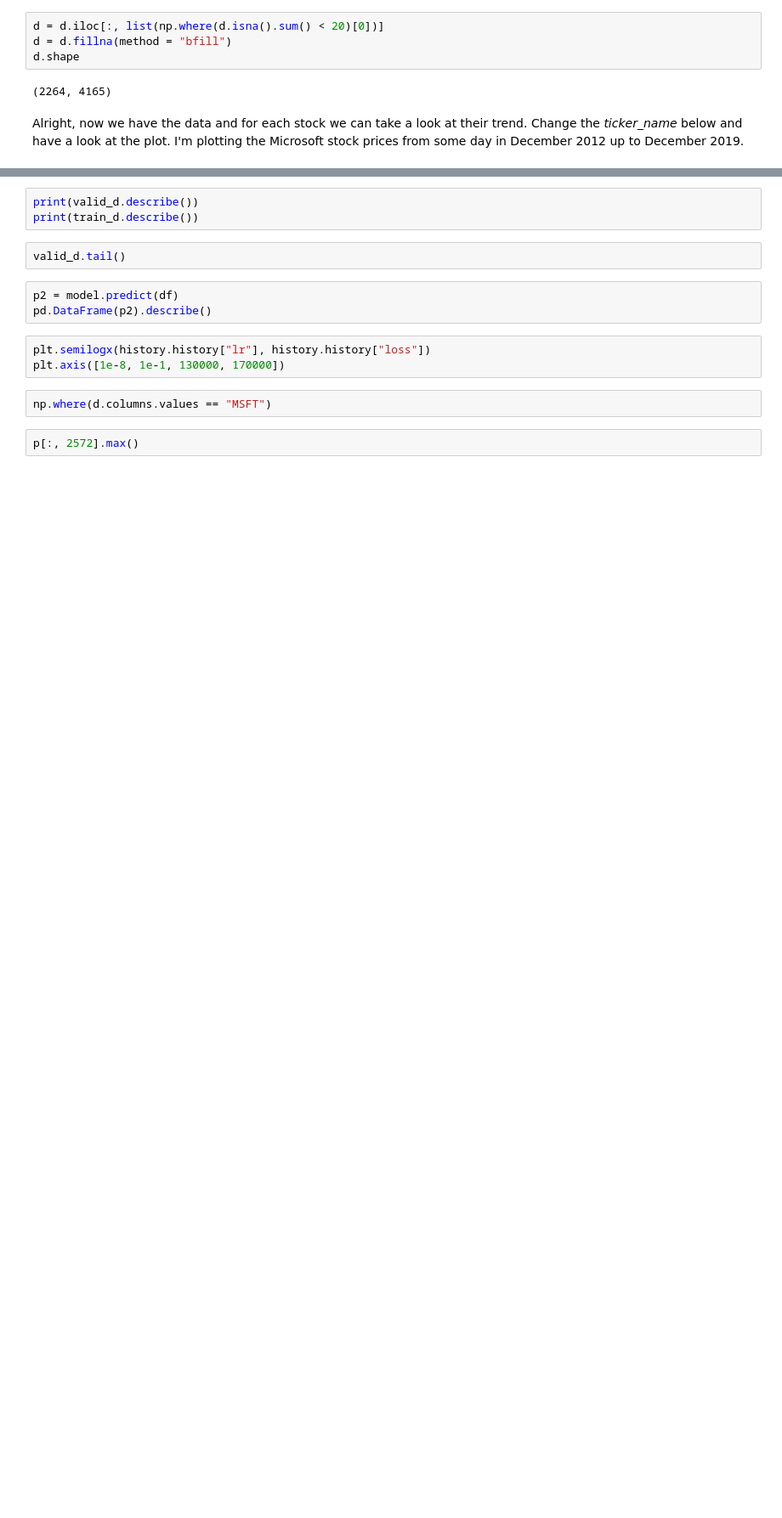
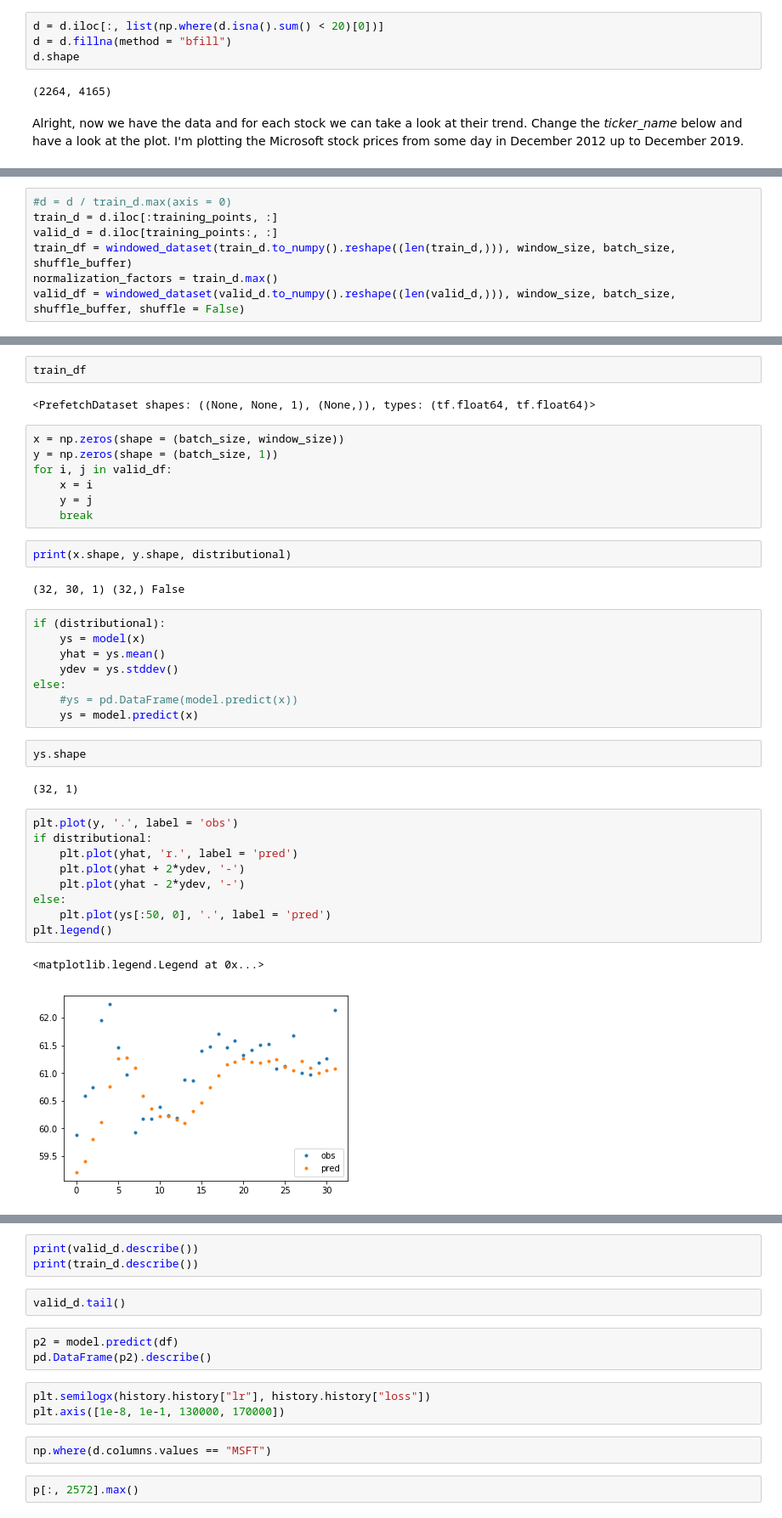
Before and after one commit to armenabnousi/smartr, a Jupyter notebook: smartr.ipynb, the cells around one changed output, grey strips where cells are left out. Shown at 85% size. Cells and saved outputs as stored; diff of their text form; blank space fills up the shorter version.

```diff
--- a/smartr.ipynb
+++ b/smartr.ipynb
@@ -289,0 +145,7 @@ ValueError: Attempt to convert a value (<tensorflow.python.keras.layers.core.Den
+# %%
+#d = d / train_d.max(axis = 0)
+train_d = d.iloc[:training_points, :]
+valid_d = d.iloc[training_points:, :]
+train_df = windowed_dataset(train_d.to_numpy().reshape((len(train_d,))), window_size, batch_size, shuffle_buffer)
+normalization_factors = train_d.max()
+valid_df = windowed_dataset(valid_d.to_numpy().reshape((len(valid_d,))), window_size, batch_size, shuffle_buffer, shuffle = False)
@@ -289,0 +306,39 @@ ValueError: Attempt to convert a value (<tensorflow.python.keras.layers.core.Den
+# %%
+train_df
+# %% [output]
+<PrefetchDataset shapes: ((None, None, 1), (None,)), types: (tf.float64, tf.float64)>
+# %%
+x = np.zeros(shape = (batch_size, window_size))
+y = np.zeros(shape = (batch_size, 1))
+for i, j in valid_df:
+    x = i
+    y = j
+    break
+# %%
+print(x.shape, y.shape, distributional)
+# %% [output]
+(32, 30, 1) (32,) False
+# %%
+if (distributional):
+    ys = model(x)
+    yhat = ys.mean()
+    ydev = ys.stddev()
+else:
+    #ys = pd.DataFrame(model.predict(x))
+    ys = model.predict(x)
+# %%
+ys.shape
+# %% [output]
+(32, 1)
+# %%
+plt.plot(y, '.', label = 'obs')
+if distributional:
+    plt.plot(yhat, 'r.', label = 'pred')
+    plt.plot(yhat + 2*ydev, '-')
+    plt.plot(yhat - 2*ydev, '-')
+else:
+    plt.plot(ys[:50, 0], '.', label = 'pred')
+plt.legend()
+# %% [output]
+<matplotlib.legend.Legend at 0x...>
+[figure, added]
```
Also changed, not shown: parts of 55 cells of this notebook.
